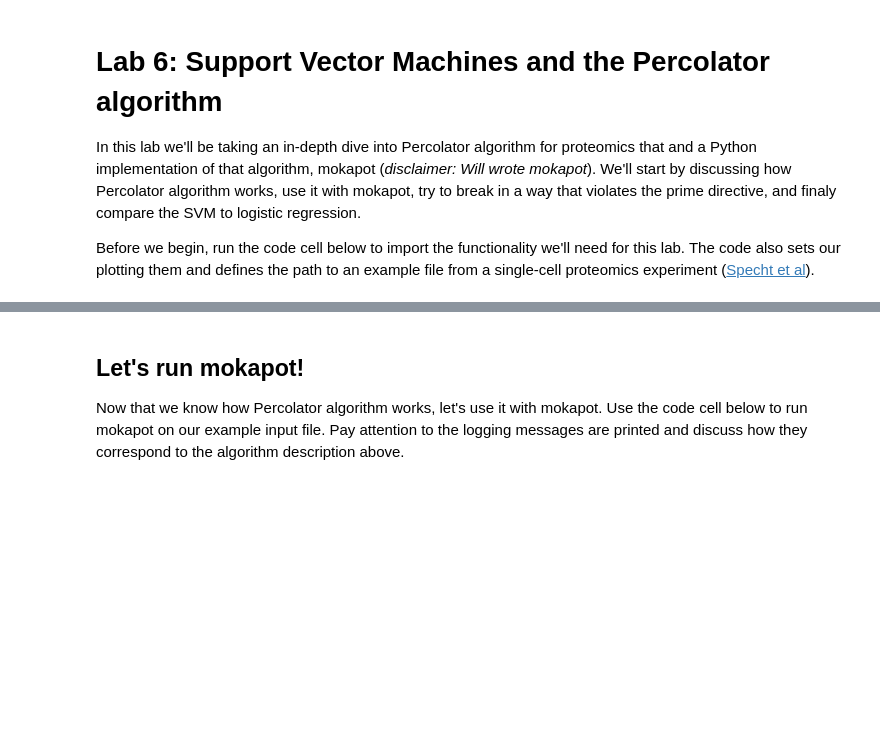
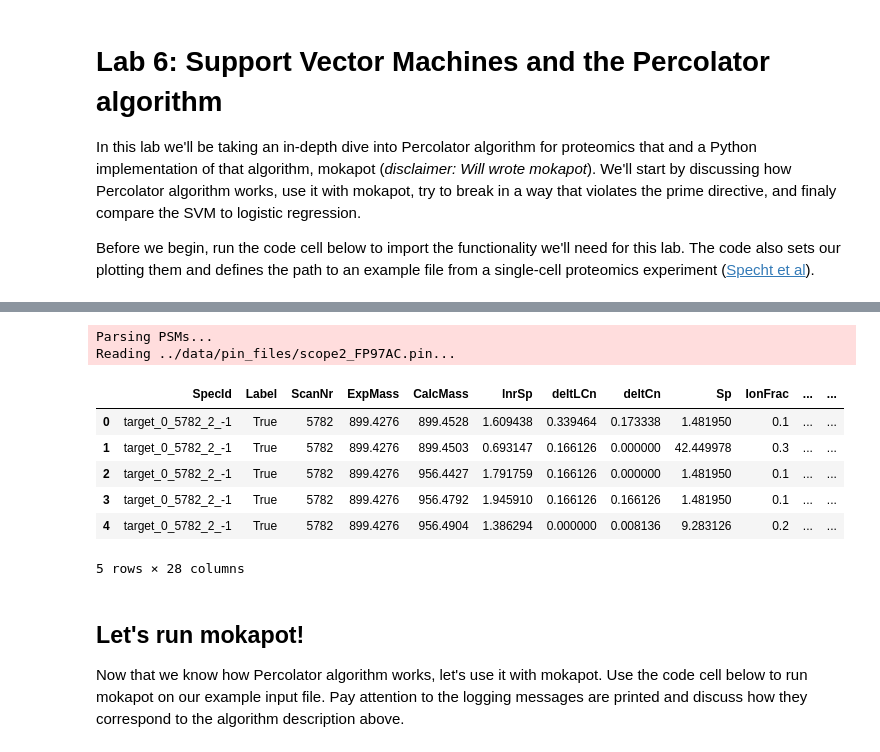
Before and after one commit to wfondrie/asms-ml-short-course, a Jupyter notebook: notebooks/6_svms.ipynb, the cells around one changed output, grey strips where cells are left out. Drawn from its saved outputs; the diff is of its cells as text; code cells hidden in the pictures; blank space fills up the shorter version.

```diff
--- a/notebooks/6_svms.ipynb
+++ b/notebooks/6_svms.ipynb
@@ -62,7 +63,17 @@ The tab-delimited file used as input for mokapot and Percolator can contain what
 
 **Run the code cell below to see the first five rows of the Percolator input file.** These are often called "PIN" files.
 # %%
-mokapot.read_pin(example_file, to_df=True)
+mokapot.read_pin(example_file, to_df=True).head()
+# %% [output]
+Parsing PSMs...
+Reading ../data/pin_files/scope2_FP97AC.pin...
+|  | SpecId | Label | ScanNr | ExpMass | CalcMass | lnrSp | deltLCn | deltCn | Sp | IonFrac | ... | ... |
+| 0 | target_0_5782_2_-1 | True | 5782 | 899.4276 | 899.4528 | 1.609438 | 0.339464 | 0.173338 | 1.481950 | 0.1 | ... | ... |
+| 1 | target_0_5782_2_-1 | True | 5782 | 899.4276 | 899.4503 | 0.693147 | 0.166126 | 0.000000 | 42.449978 | 0.3 | ... | ... |
+| 2 | target_0_5782_2_-1 | True | 5782 | 899.4276 | 956.4427 | 1.791759 | 0.166126 | 0.000000 | 1.481950 | 0.1 | ... | ... |
+| 3 | target_0_5782_2_-1 | True | 5782 | 899.4276 | 956.4792 | 1.945910 | 0.166126 | 0.166126 | 1.481950 | 0.1 | ... | ... |
+| 4 | target_0_5782_2_-1 | True | 5782 | 899.4276 | 956.4904 | 1.386294 | 0.000000 | 0.008136 | 9.283126 | 0.2 | ... | ... |
+5 rows × 28 columns
 # %% [markdown]
 ## Let's run mokapot!
 
```
Also changed, not shown: parts of 8 cells of this notebook, 8 other files.
